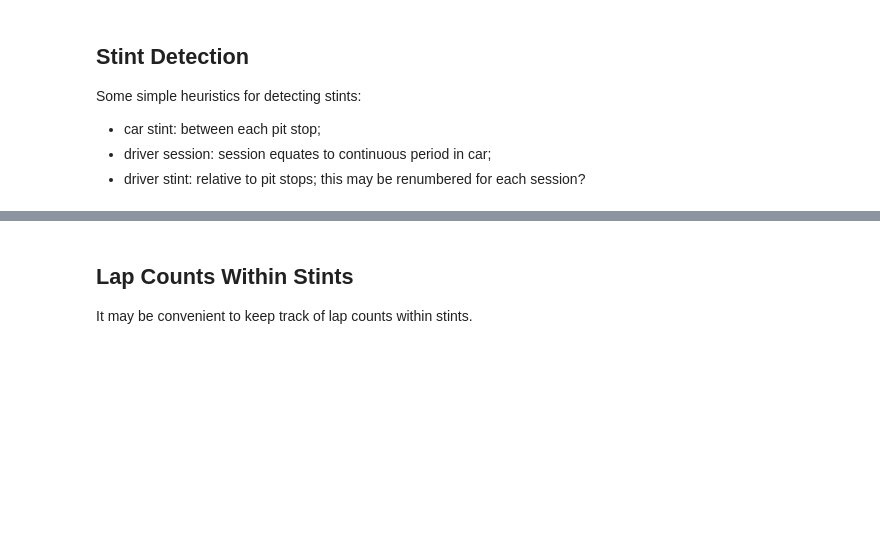
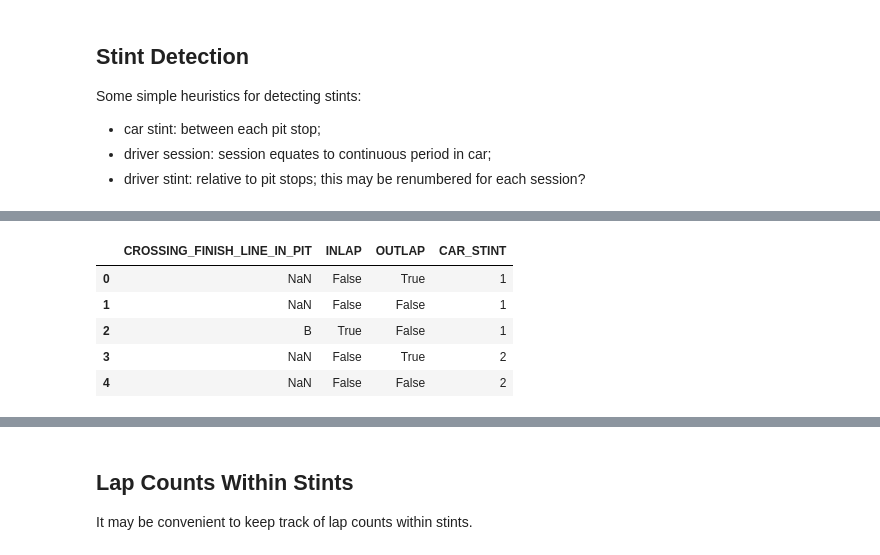
Before and after one commit to f1datajunkie/WEC, a Jupyter notebook: notebooks/Simple demo.ipynb, the cells around one changed output, grey strips where cells are left out. Saved outputs shown, nothing was run; the diff lists cells and outputs as text; code cells hidden in the pictures; blank space fills up the shorter version.

```diff
--- a/notebooks/Simple demo.ipynb
+++ b/notebooks/Simple demo.ipynb
@@ -98,10 +144,17 @@ laptimes[['DRIVER_NUMBER', 'driverchange','DRIVER_SESSION','LAP_NUMBER']][42:48]
 # %%
 # Car stint
 #Create a counter for each pit stop - the pit flag is entering pit at end of stint
 #  so a new stint applies on the lap after a pit
 #Find the car stint based on count of pit stops
-laptimes['CAR_STINT'] = laptimes.groupby('NUMBER')['newstint'].cumsum().astype(int)
+laptimes['CAR_STINT'] = laptimes.groupby('NUMBER')['OUTLAP'].cumsum().astype(int)
 
-laptimes[['CROSSING_FINISH_LINE_IN_PIT', 'pitting', 'newstint', 'CAR_STINT']].head()
+laptimes[['CROSSING_FINISH_LINE_IN_PIT', 'INLAP', 'OUTLAP', 'CAR_STINT']].head()
+# %% [output]
+|  | CROSSING_FINISH_LINE_IN_PIT | INLAP | OUTLAP | CAR_STINT |
+| 0 | NaN | False | True | 1 |
+| 1 | NaN | False | False | 1 |
+| 2 | B | True | False | 1 |
+| 3 | NaN | False | True | 2 |
+| 4 | NaN | False | False | 2 |
 # %%
 #Driver stint - a cumulative count for each driver of their stints
```
Also changed, not shown: parts of 19 cells of this notebook.
